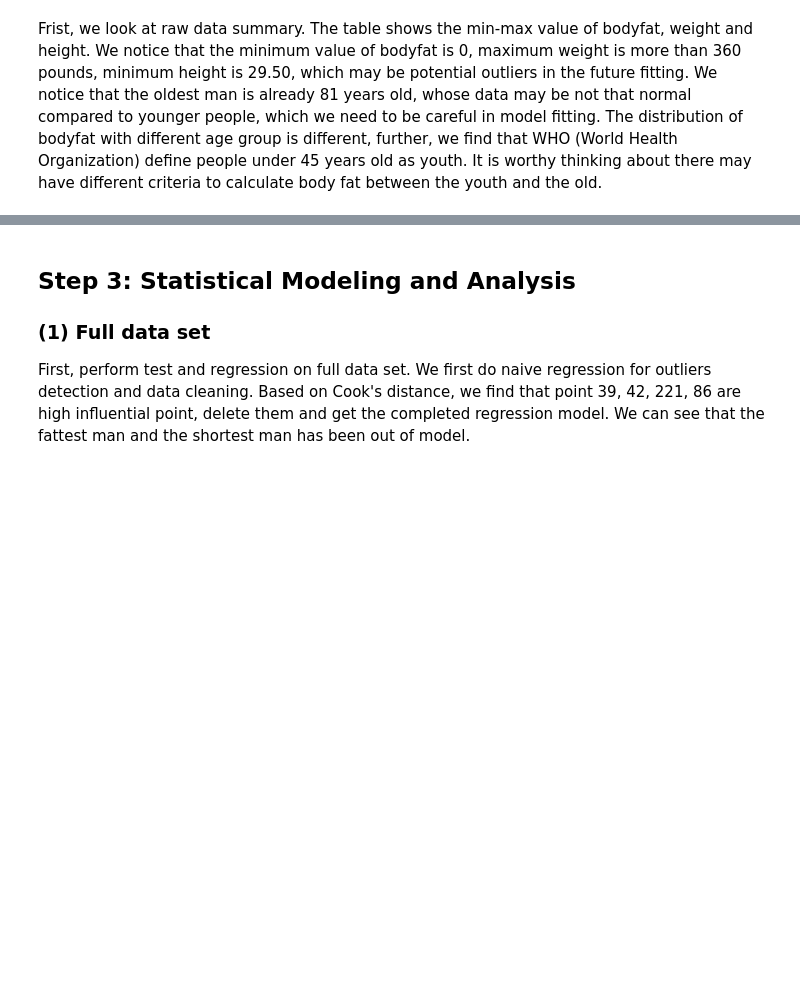
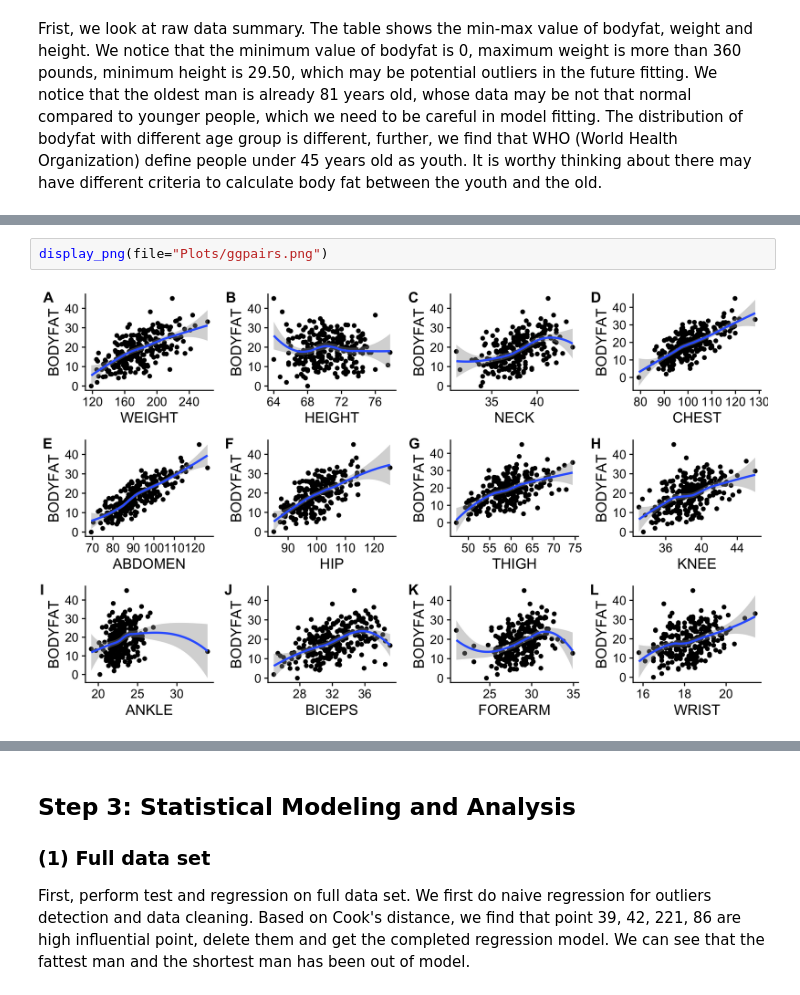
Before and after one commit to JXU0728/STAT-628-module-1, a Jupyter notebook: STAT628_Module1_Summary.ipynb, the cells around one changed output, grey strips where cells are left out. Drawn from its saved outputs; the diff is of its cells as text; blank space fills up the shorter version.

```diff
--- a/STAT628_Module1_Summary.ipynb
+++ b/STAT628_Module1_Summary.ipynb
@@ -32,2 +35,6 @@ The plot shows the relation of bodyfat with different variables in the data set.
+# %%
+display_png(file="Plots/ggpairs.png")
+# %% [output]
+[figure, added]
 # %% [markdown]
 The plots shows the relation between bodyfat and age, from this plot we can see that there is a trend change within the different age group and we plot the rough threshold on age 45.
```
Also changed, not shown: parts of 9 cells of this notebook.
